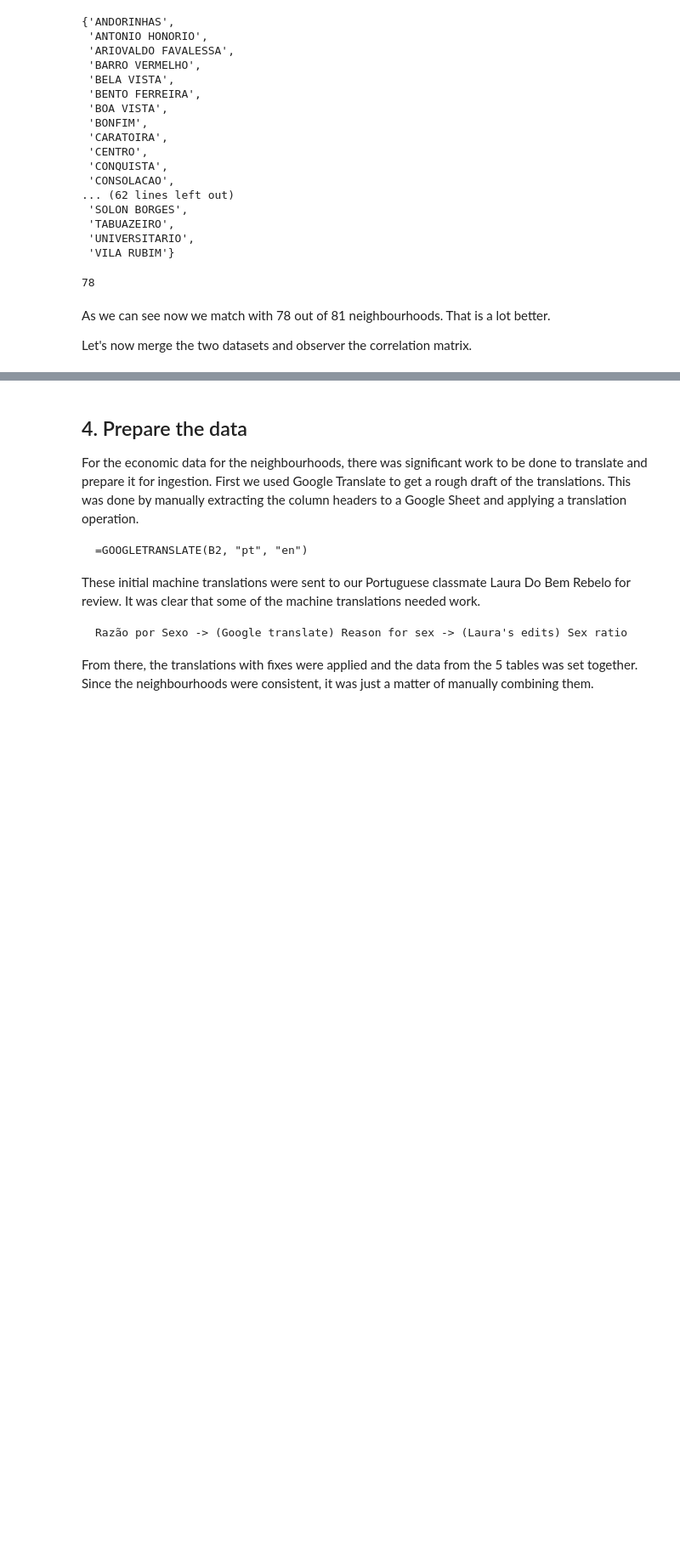
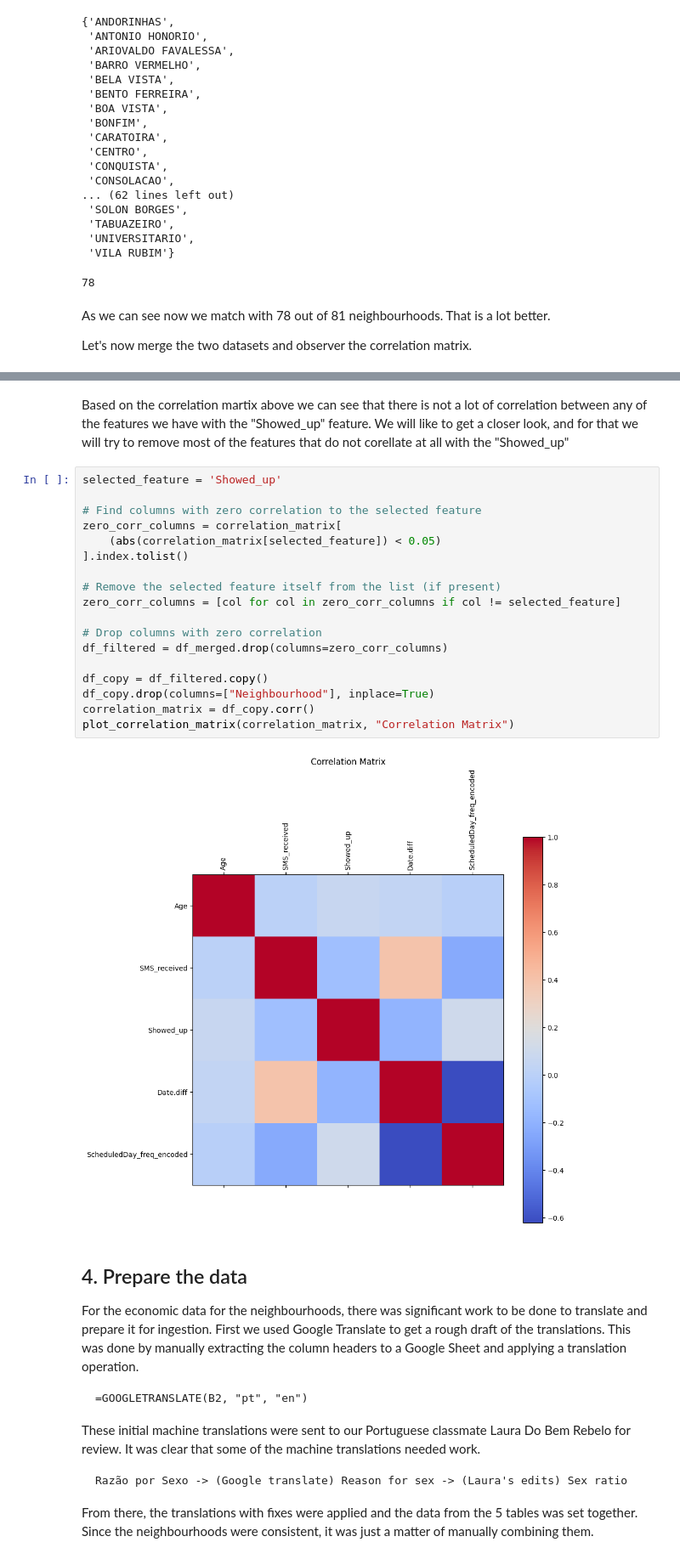
Before and after one commit to dragoselul/MAL1, a Jupyter notebook: Assignment-7/7.Final Assignment.ipynb, the cells around one changed output, grey strips where cells are left out. Shown at 85% size. Cells and saved outputs as stored; diff of their text form; blank space fills up the shorter version.

```diff
--- a/Assignment-7/7.Final Assignment.ipynb
+++ b/Assignment-7/7.Final Assignment.ipynb
@@ -442,3 +451,25 @@ ValueError: could not convert string to float: 'JARDIM DA PENHA'
+# %% [markdown]
+Based on the correlation martix above we can see that there is not a lot of correlation between any of the features we have with the "Showed_up" feature. We will like to get a closer look, and for that we will try to remove most of the features that do not corellate at all with the "Showed_up"
+# %%
+selected_feature = 'Showed_up'
+
+# Find columns with zero correlation to the selected feature
+zero_corr_columns = correlation_matrix[
+    (abs(correlation_matrix[selected_feature]) < 0.05)
+].index.tolist()
+
+# Remove the selected feature itself from the list (if present)
+zero_corr_columns = [col for col in zero_corr_columns if col != selected_feature]
+
+# Drop columns with zero correlation
+df_filtered = df_merged.drop(columns=zero_corr_columns)
+
+df_copy = df_filtered.copy()
+df_copy.drop(columns=["Neighbourhood"], inplace=True)
+correlation_matrix = df_copy.corr()
+plot_correlation_matrix(correlation_matrix, "Correlation Matrix")
+# %% [output]
+[figure, added]
 # %% [markdown]
 ## 4. Prepare the data
 
```
Also changed, not shown: parts of 1 cell of this notebook.
